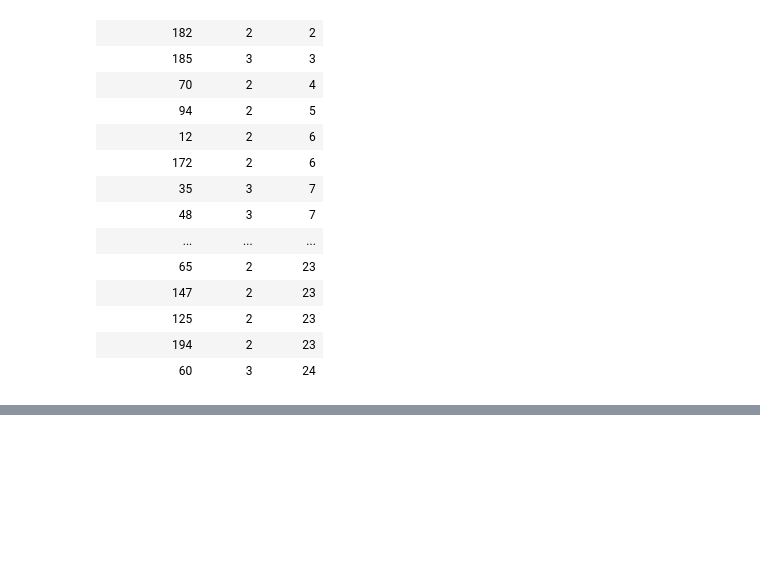
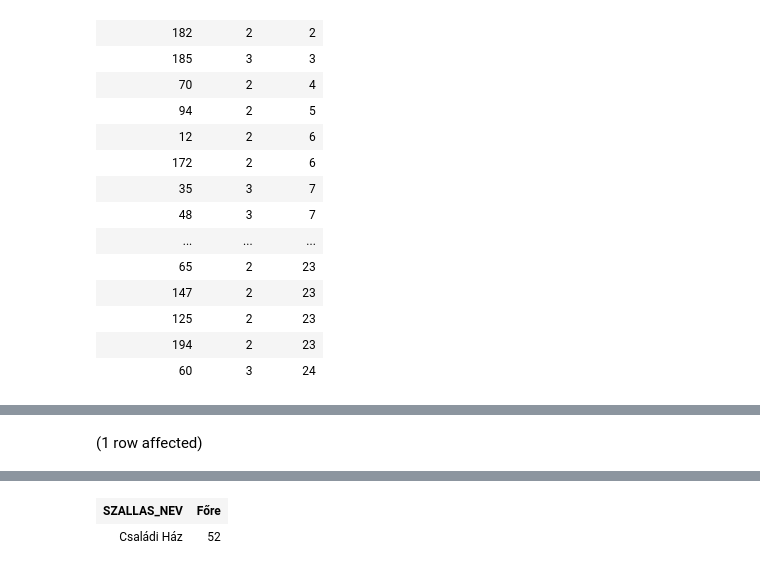
Before and after one commit to AjarBeko/ZH2, a Jupyter notebook: zh2.ipynb, the cells around one changed output, grey strips where cells are left out. Saved outputs shown, nothing was run; the diff lists cells and outputs as text; code cells hidden in the pictures; blank space fills up the shorter version.

```diff
--- a/zh2.ipynb
+++ b/zh2.ipynb
@@ -64,0 +73,12 @@ Total execution time: 00:00:00.010
+# %%
+select szh.SZALLAS_NEV , SUM(f.FELNOTT_SZAM + f.GYERMEK_SZAM) as 'Főre'
+from szallashely szh join szoba sz on szh.szallas_id = sz.SZALLAS_FK
+                    join Foglalas f  on sz.SZOBA_ID = f.SZOBA_FK
+GROUP by szh.SZALLAS_NEV
+HAVING SUM(f.FELNOTT_SZAM + f.GYERMEK_SZAM) <= all
+( select SUM(f.FELNOTT_SZAM + f.GYERMEK_SZAM)
+        from szallashely szh join szoba sz on szh.szallas_id = sz.SZALLAS_FK
+                    join Foglalas f  on sz.SZOBA_ID = f.SZOBA_FK
+                    GROUP by szh.SZALLAS_NEV)
+# %% [output]
+(1 row affected)
@@ -64,0 +86,2 @@ Total execution time: 00:00:00.010
+| SZALLAS_NEV | Főre |
+| Családi Ház | 52 |
```
Also changed, not shown: parts of 2 cells of this notebook.
